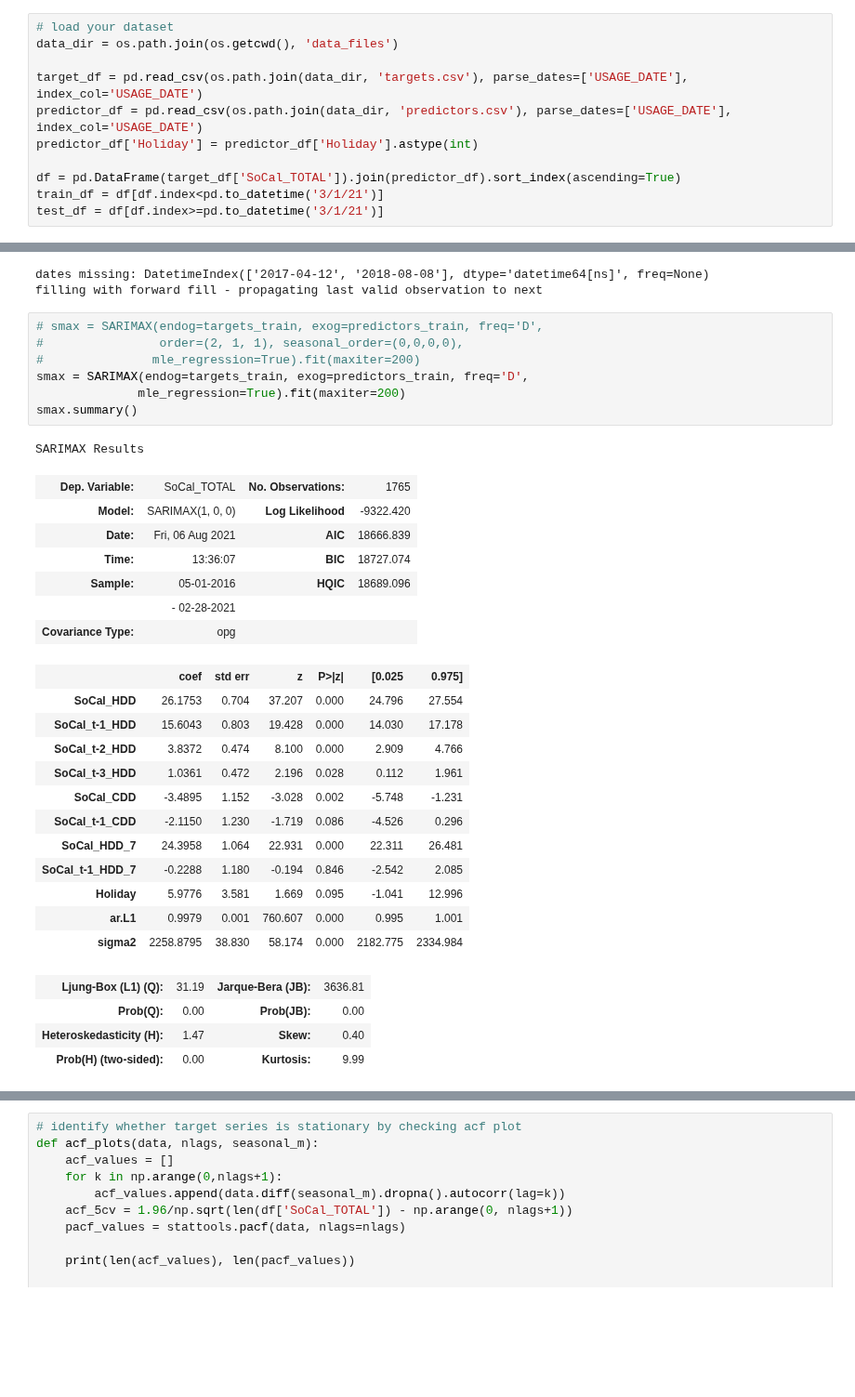
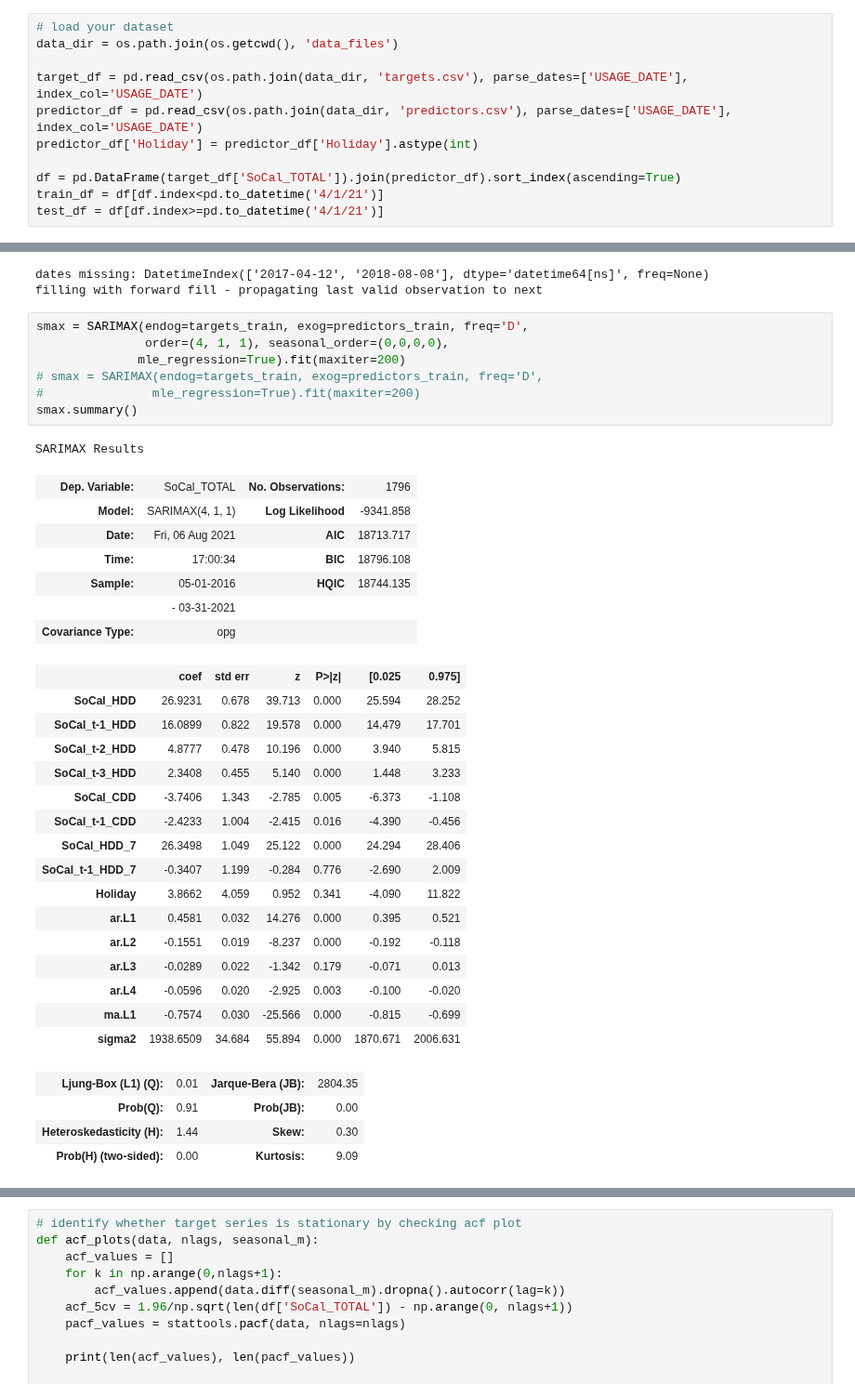
Before and after one commit to jacheung/bookshelf, a Jupyter notebook: Forecasting_101/forecasting-arima.ipynb, the cells around one changed output, grey strips where cells are left out. Shown at 93% size. Drawn from its saved outputs; the diff is of its cells as text; blank space fills up the shorter version.

```diff
--- a/Forecasting_101/forecasting-arima.ipynb
+++ b/Forecasting_101/forecasting-arima.ipynb
@@ -37,8 +37,8 @@ predictor_df = pd.read_csv(os.path.join(data_dir, 'predictors.csv'), parse_dates
 predictor_df['Holiday'] = predictor_df['Holiday'].astype(int)
 
 df = pd.DataFrame(target_df['SoCal_TOTAL']).join(predictor_df).sort_index(ascending=True)
-train_df = df[df.index<pd.to_datetime('3/1/21')]
-test_df = df[df.index>=pd.to_datetime('3/1/21')]
+train_df = df[df.index<pd.to_datetime('4/1/21')]
+test_df = df[df.index>=pd.to_datetime('4/1/21')]
 # %%
 region = 'SoCal' # can be SD or SoCal
 # recapitulating vbDLFM with lags
@@ -59,37 +59,41 @@ predictors_test = patch_missing_dates(predictors_test.dropna().asfreq('D'))
 dates missing: DatetimeIndex(['2017-04-12', '2018-08-08'], dtype='datetime64[ns]', freq=None)
 filling with forward fill - propagating last valid observation to next
 # %%
+smax = SARIMAX(endog=targets_train, exog=predictors_train, freq='D',
+               order=(4, 1, 1), seasonal_order=(0,0,0,0),
+              mle_regression=True).fit(maxiter=200)
 # smax = SARIMAX(endog=targets_train, exog=predictors_train, freq='D',
-#                order=(2, 1, 1), seasonal_order=(0,0,0,0),
 #               mle_regression=True).fit(maxiter=200)
-smax = SARIMAX(endog=targets_train, exog=predictors_train, freq='D',
-              mle_regression=True).fit(maxiter=200)
 smax.summary()
 # %% [output]
 SARIMAX Results
-| Dep. Variable: | SoCal_TOTAL | No. Observations: | 1765 |
-| Model: | SARIMAX(1, 0, 0) | Log Likelihood | -9322.420 |
-| Date: | Fri, 06 Aug 2021 | AIC | 18666.839 |
-| Time: | 13:36:07 | BIC | 18727.074 |
-| Sample: | 05-01-2016 | HQIC | 18689.096 |
-|  | - 02-28-2021 |  |  |
+| Dep. Variable: | SoCal_TOTAL | No. Observations: | 1796 |
+| Model: | SARIMAX(4, 1, 1) | Log Likelihood | -9341.858 |
+| Date: | Fri, 06 Aug 2021 | AIC | 18713.717 |
+| Time: | 17:00:34 | BIC | 18796.108 |
+| Sample: | 05-01-2016 | HQIC | 18744.135 |
+|  | - 03-31-2021 |  |  |
 | Covariance Type: | opg |  |  |
 |  | coef | std err | z | P>|z| | [0.025 | 0.975] |
-| SoCal_HDD | 26.1753 | 0.704 | 37.207 | 0.000 | 24.796 | 27.554 |
-| SoCal_t-1_HDD | 15.6043 | 0.803 | 19.428 | 0.000 | 14.030 | 17.178 |
-| SoCal_t-2_HDD | 3.8372 | 0.474 | 8.100 | 0.000 | 2.909 | 4.766 |
-| SoCal_t-3_HDD | 1.0361 | 0.472 | 2.196 | 0.028 | 0.112 | 1.961 |
-| SoCal_CDD | -3.4895 | 1.152 | -3.028 | 0.002 | -5.748 | -1.231 |
-| SoCal_t-1_CDD | -2.1150 | 1.230 | -1.719 | 0.086 | -4.526 | 0.296 |
-| SoCal_HDD_7 | 24.3958 | 1.064 | 22.931 | 0.000 | 22.311 | 26.481 |
-| SoCal_t-1_HDD_7 | -0.2288 | 1.180 | -0.194 | 0.846 | -2.542 | 2.085 |
-| Holiday | 5.9776 | 3.581 | 1.669 | 0.095 | -1.041 | 12.996 |
-| ar.L1 | 0.9979 | 0.001 | 760.607 | 0.000 | 0.995 | 1.001 |
-| sigma2 | 2258.8795 | 38.830 | 58.174 | 0.000 | 2182.775 | 2334.984 |
+| SoCal_HDD | 26.9231 | 0.678 | 39.713 | 0.000 | 25.594 | 28.252 |
+| SoCal_t-1_HDD | 16.0899 | 0.822 | 19.578 | 0.000 | 14.479 | 17.701 |
+| SoCal_t-2_HDD | 4.8777 | 0.478 | 10.196 | 0.000 | 3.940 | 5.815 |
+| SoCal_t-3_HDD | 2.3408 | 0.455 | 5.140 | 0.000 | 1.448 | 3.233 |
+| SoCal_CDD | -3.7406 | 1.343 | -2.785 | 0.005 | -6.373 | -1.108 |
+| SoCal_t-1_CDD | -2.4233 | 1.004 | -2.415 | 0.016 | -4.390 | -0.456 |
+| SoCal_HDD_7 | 26.3498 | 1.049 | 25.122 | 0.000 | 24.294 | 28.406 |
+| SoCal_t-1_HDD_7 | -0.3407 | 1.199 | -0.284 | 0.776 | -2.690 | 2.009 |
+| Holiday | 3.8662 | 4.059 | 0.952 | 0.341 | -4.090 | 11.822 |
+| ar.L1 | 0.4581 | 0.032 | 14.276 | 0.000 | 0.395 | 0.521 |
+| ar.L2 | -0.1551 | 0.019 | -8.237 | 0.000 | -0.192 | -0.118 |
+| ar.L3 | -0.0289 | 0.022 | -1.342 | 0.179 | -0.071 | 0.013 |
+| ar.L4 | -0.0596 | 0.020 | -2.925 | 0.003 | -0.100 | -0.020 |
+| ma.L1 | -0.7574 | 0.030 | -25.566 | 0.000 | -0.815 | -0.699 |
+| sigma2 | 1938.6509 | 34.684 | 55.894 | 0.000 | 1870.671 | 2006.631 |
-| Ljung-Box (L1) (Q): | 31.19 | Jarque-Bera (JB): | 3636.81 |
-| Prob(Q): | 0.00 | Prob(JB): | 0.00 |
-| Heteroskedasticity (H): | 1.47 | Skew: | 0.40 |
-| Prob(H) (two-sided): | 0.00 | Kurtosis: | 9.99 |
+| Ljung-Box (L1) (Q): | 0.01 | Jarque-Bera (JB): | 2804.35 |
+| Prob(Q): | 0.91 | Prob(JB): | 0.00 |
+| Heteroskedasticity (H): | 1.44 | Skew: | 0.30 |
+| Prob(H) (two-sided): | 0.00 | Kurtosis: | 9.09 |
 Warnings:
 [1] Covariance matrix calculated using the outer product of gradients (complex-step).
 # %%
```
Also changed, not shown: parts of 5 cells of this notebook.
